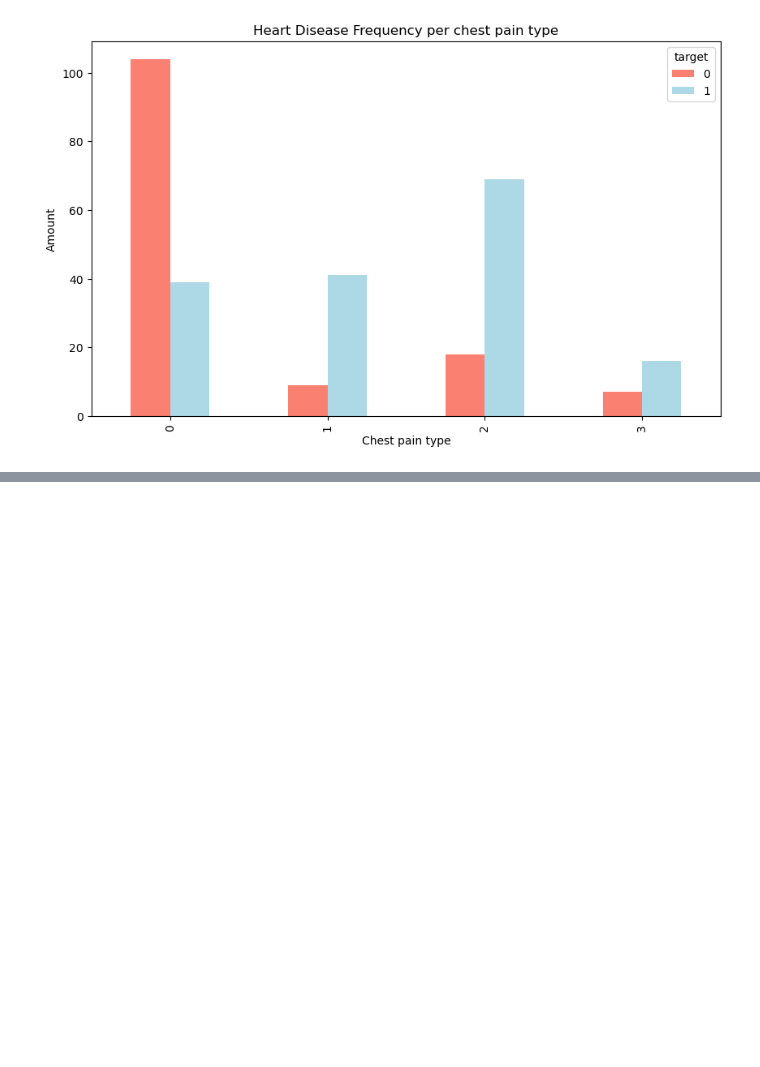
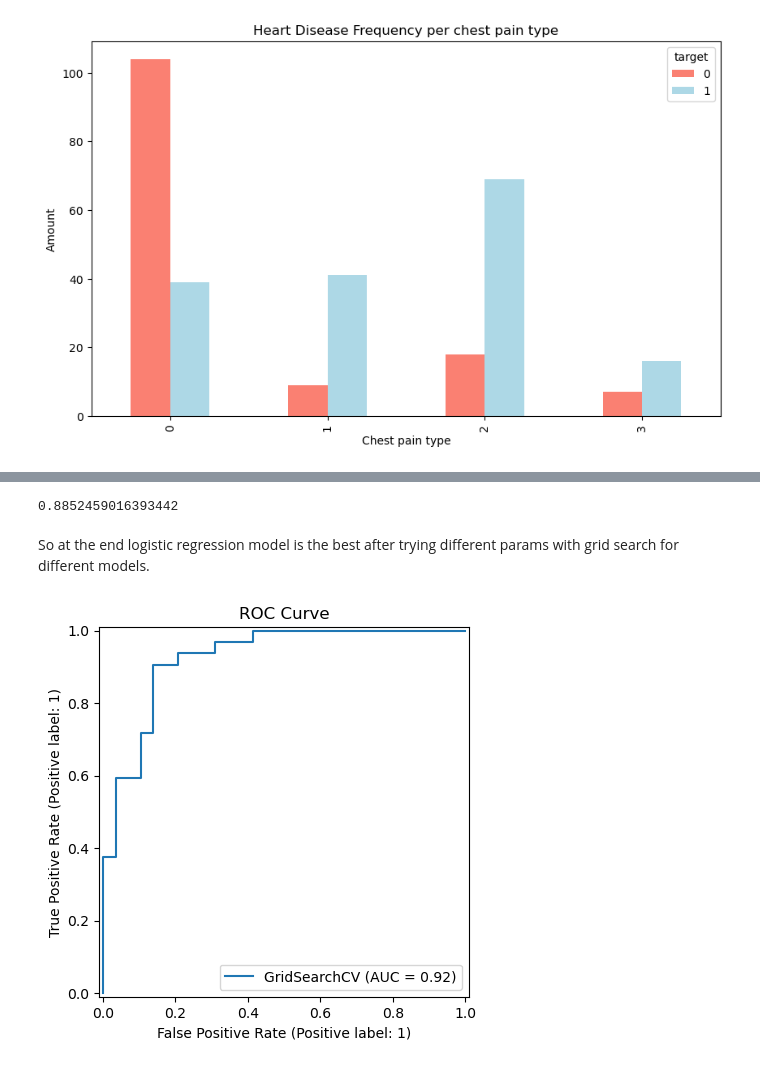
Before and after one commit to ShubhMPrajapati/heart-disease, a Jupyter notebook: main.ipynb, the cells around one changed output, grey strips where cells are left out. Cells and saved outputs as stored; diff of their text form; code cells hidden in the pictures; blank space fills up the shorter version.

```diff
--- a/main.ipynb
+++ b/main.ipynb
@@ -224,0 +402,15 @@ Text(0, 0.5, 'Amount')
+# %%
+## Let's try RandomizedSearchCV to optimize our models,
+# because there are a lot of other parameter we can tune and we cant always try to use for loop for each parameter tunning.
+
+## Hyperparameter grid for logistic regression
+log_grid = {"C": np.logspace(-4,4,20),
+            "solver": ["liblinear"]}
+
+## Hyperparameter grid for RandomforestClassifier
+rfc_grid = {"n_estimators": np.arange(10,1000,50),
+            "max_depth": [None, 3,5,10],
+            "min_samples_split": np.arange(2,20,2),
+            "min_samples_leaf":np.arange(1,20,2)
+
+}
@@ -224,0 +430,5 @@ Text(0, 0.5, 'Amount')
+# %%
+## Randomizes search for RandomForestClassifier
+rs_rfc = RandomizedSearchCV(RandomForestClassifier(), param_distributions=rfc_grid, cv=5, n_iter=20, verbose=True)
+rs_rfc.fit(X_train, Y_train)
+rs_rfc.best_params_
@@ -224,0 +445,6 @@ Text(0, 0.5, 'Amount')
+# %%
+## Let's try GridSearchCV to optimize our models more.
+from sklearn.model_selection import GridSearchCV
+
+gs_log = GridSearchCV(LogisticRegression(), param_grid=log_grid, verbose= True, cv = 5)
+gs_log.fit(X_train, Y_train)
@@ -224,0 +461,4 @@ Text(0, 0.5, 'Amount')
+# %%
+gs_log.score(X_test, Y_test)
+# %% [output]
+0.8852459016393442
@@ -224,0 +479,2 @@ Text(0, 0.5, 'Amount')
+# %% [markdown]
+So at the end logistic regression model is the best after trying different params with grid search for different models.
@@ -224,0 +483,14 @@ Text(0, 0.5, 'Amount')
+# %%
+## Now let try check different metrics
+from sklearn.metrics import confusion_matrix, classification_report, precision_score, recall_score, f1_score
+from sklearn.metrics import RocCurveDisplay
+from sklearn.model_selection import cross_val_score
+
+# Plot ROC Curve directly from the estimator
+RocCurveDisplay.from_estimator(gs_log, X_test, Y_test)
+
+
+plt.title("ROC Curve")
+plt.show()
+# %% [output]
+[figure, added]
```
Also changed, not shown: parts of 51 cells of this notebook.
